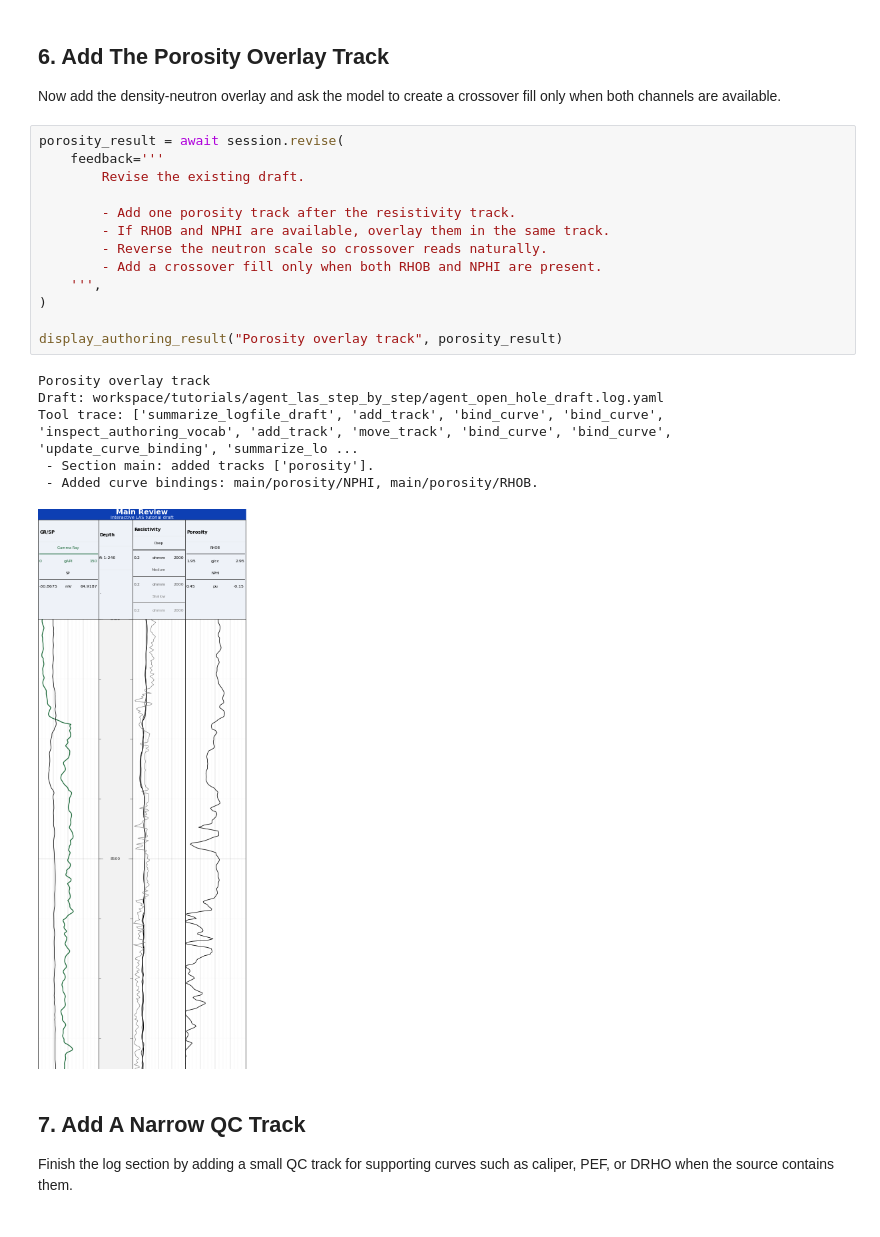
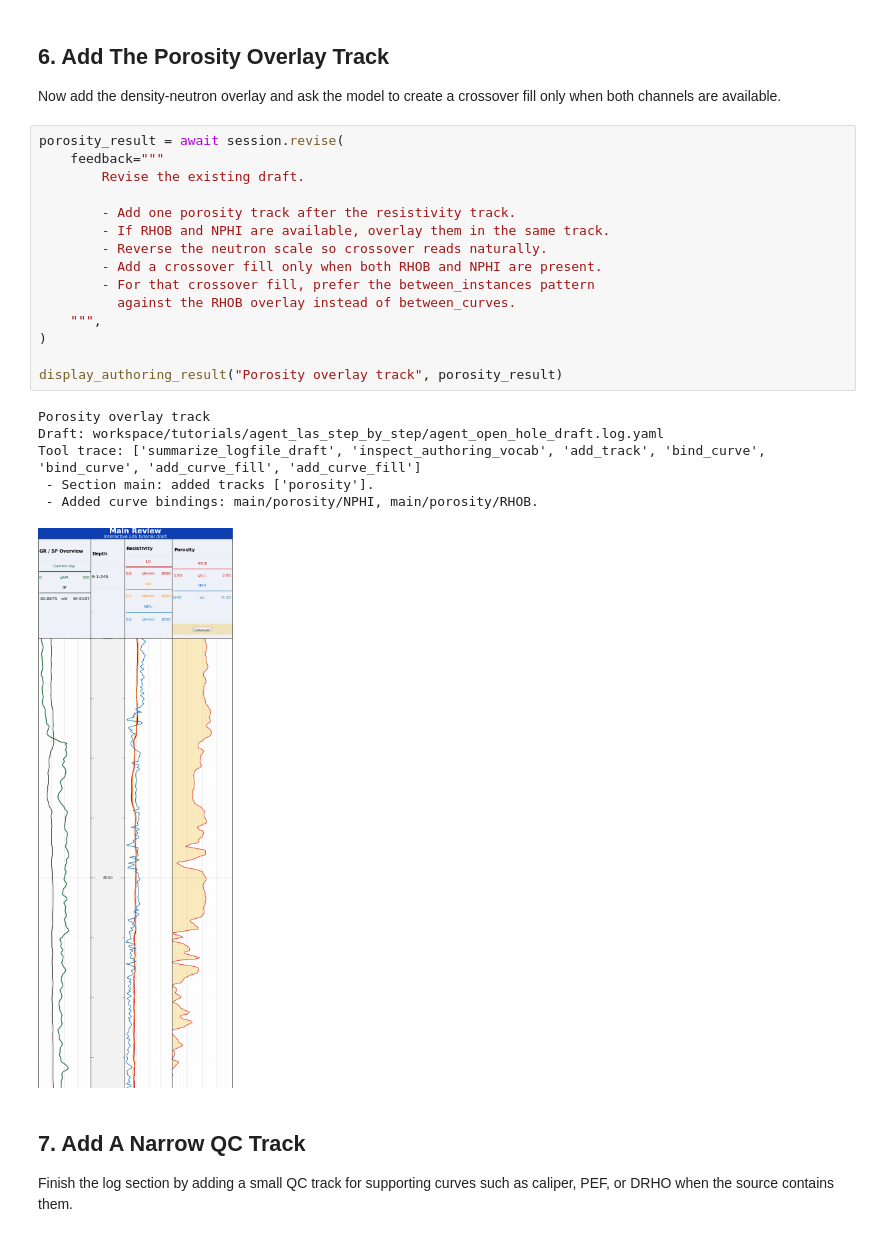
Before and after one commit to cschrupp/wellplot, a Jupyter notebook: examples/notebooks/user/agent_las_step_by_step.ipynb, the cells around one changed output. Drawn from its saved outputs; the diff is of its cells as text.

Commit message:
Fix porosity fill authoring guidance

```diff
--- a/examples/notebooks/user/agent_las_step_by_step.ipynb
+++ b/examples/notebooks/user/agent_las_step_by_step.ipynb
@@ -273,24 +270,26 @@ Tool trace: ['summarize_logfile_draft', 'inspect_authoring_vocab', 'check_channe
 Now add the density-neutron overlay and ask the model to create a crossover fill only when both channels are available.
 # %%
 porosity_result = await session.revise(
-    feedback='''
+    feedback="""
         Revise the existing draft.
 
         - Add one porosity track after the resistivity track.
         - If RHOB and NPHI are available, overlay them in the same track.
         - Reverse the neutron scale so crossover reads naturally.
         - Add a crossover fill only when both RHOB and NPHI are present.
-    ''',
+        - For that crossover fill, prefer the between_instances pattern
+          against the RHOB overlay instead of between_curves.
+    """,
 )
 
 display_authoring_result("Porosity overlay track", porosity_result)
 # %% [output]
 Porosity overlay track
 Draft: workspace/tutorials/agent_las_step_by_step/agent_open_hole_draft.log.yaml
-Tool trace: ['summarize_logfile_draft', 'add_track', 'bind_curve', 'bind_curve', 'inspect_authoring_vocab', 'add_track', 'move_track', 'bind_curve', 'bind_curve', 'update_curve_binding', 'summarize_lo ...
+Tool trace: ['summarize_logfile_draft', 'inspect_authoring_vocab', 'add_track', 'bind_curve', 'bind_curve', 'add_curve_fill', 'add_curve_fill']
  - Section main: added tracks ['porosity'].
  - Added curve bindings: main/porosity/NPHI, main/porosity/RHOB.
-[figure, old version]
+[figure, new version]
 # %% [markdown]
 ## 7. Add A Narrow QC Track
 
```
Also changed, not shown: parts of 5 cells of this notebook, 4 other files.
